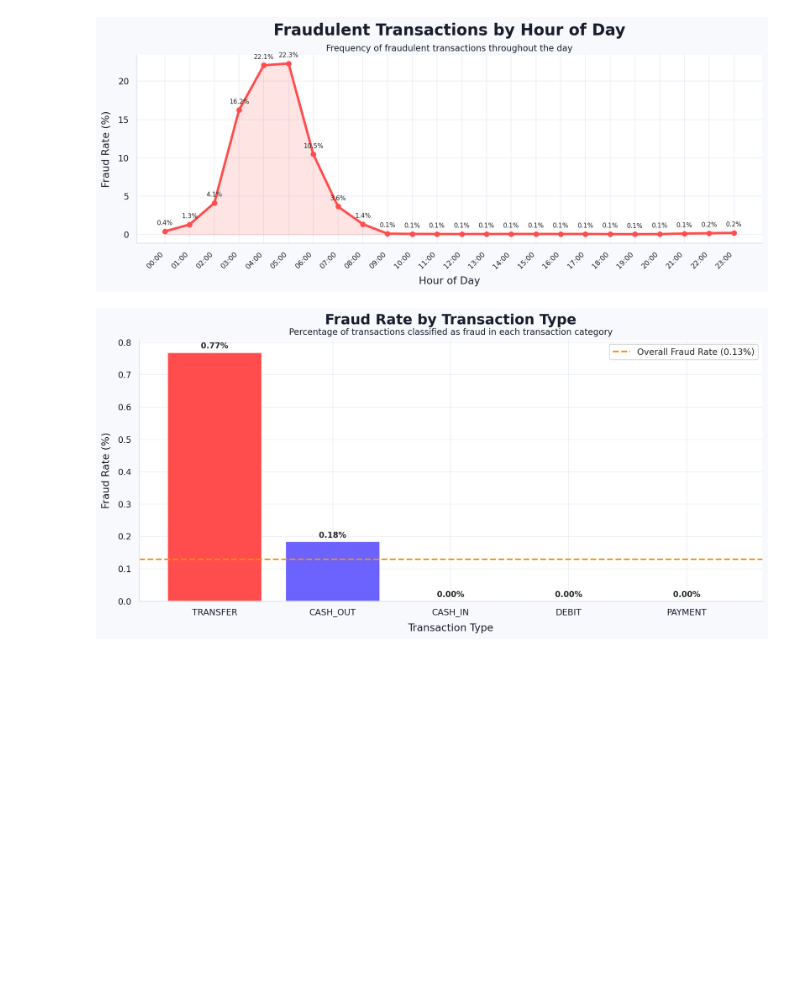
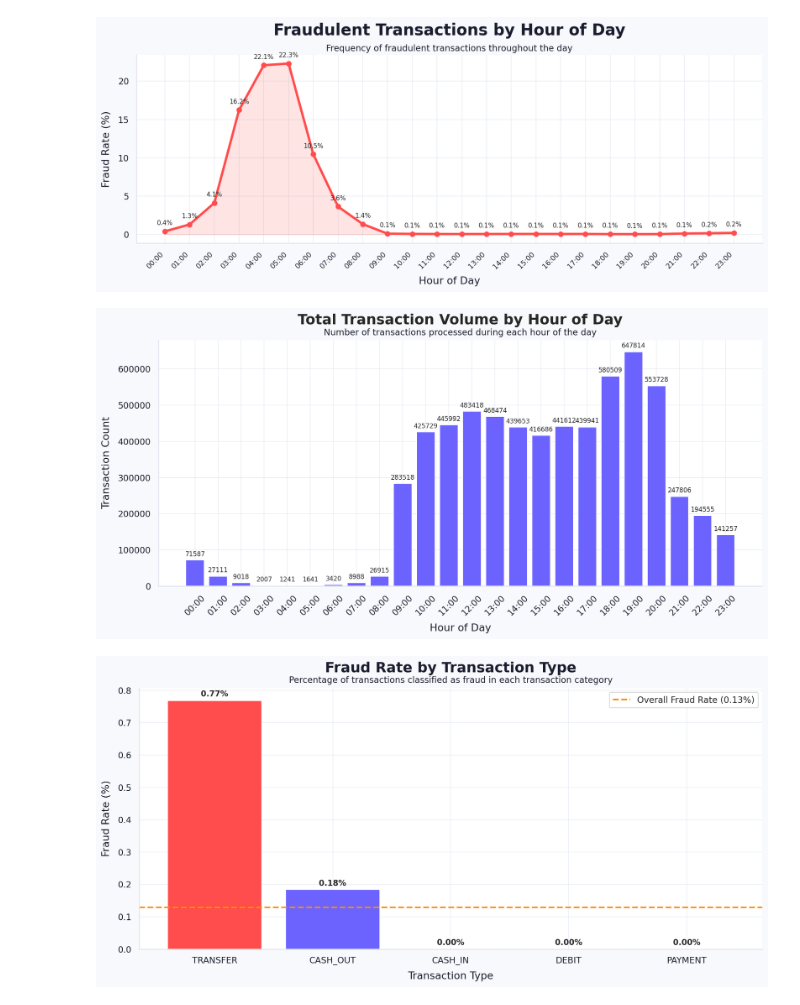
Before and after one commit to luunguyentankhai/ADY201m, a Jupyter notebook: preprocessing/data_cleaning.ipynb, the cells around one changed output. Saved outputs shown, nothing was run; the diff lists cells and outputs as text; code cells hidden in the pictures; blank space fills up the shorter version.

Commit message:
update graph and retrain model

```diff
--- a/preprocessing/data_cleaning.ipynb
+++ b/preprocessing/data_cleaning.ipynb
@@ -334,6 +334,59 @@ for x, y in zip(
 plt.tight_layout()
 # %% [output]
 [figure]
+# %%
+# ══════════════════════════════════════════════════════
+# TOTAL TRANSACTION VOLUME BY HOUR
+# ══════════════════════════════════════════════════════
+
+hour_counts = (
+    df.groupby("hour_of_day")
+      .size()
+      .reindex(range(24), fill_value=0)
+)
+
+fig, ax = plt.subplots(figsize=(12, 6))
+
+bars = ax.bar(
+    hour_counts.index,
+    hour_counts.values,
+    color=PALETTE_NEUTRAL,
+    edgecolor="white",
+    linewidth=1
+)
+
+ax.bar_label(
+    bars,
+    fmt="%.0f",
+    padding=3,
+    fontsize=8
+)
+
+ax.set_xticks(range(24))
+ax.set_xticklabels(
+    [f"{h:02d}:00" for h in range(24)],
+    rotation=45
+)
+
+ax.set_title(
+    "Total Transaction Volume by Hour of Day",
+    fontsize=18,
+    fontweight="bold",
+    pad=20,
+    loc="center"
+)
+
+add_subtitle(
+    ax,
+    "Number of transactions processed during each hour of the day"
+)
+
+ax.set_xlabel("Hour of Day")
+ax.set_ylabel("Transaction Count")
+
+plt.tight_layout()
+# %% [output]
+[figure, added]
 # %%
 fig, ax = plt.subplots(figsize=(12, 6))
 
```
Also changed, not shown: parts of 5 cells of this notebook, 1 other file.
